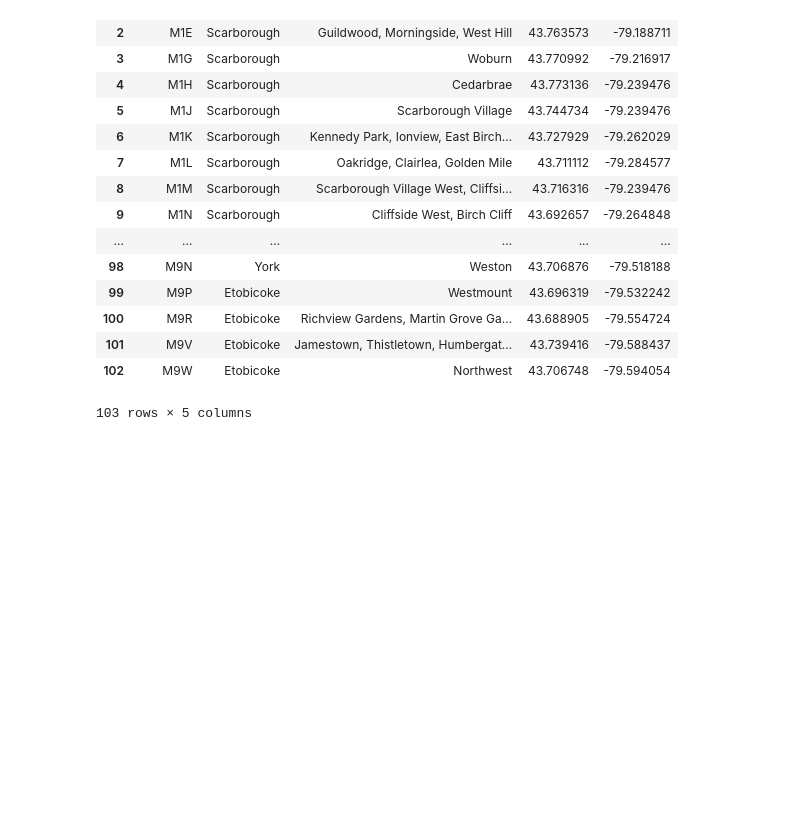
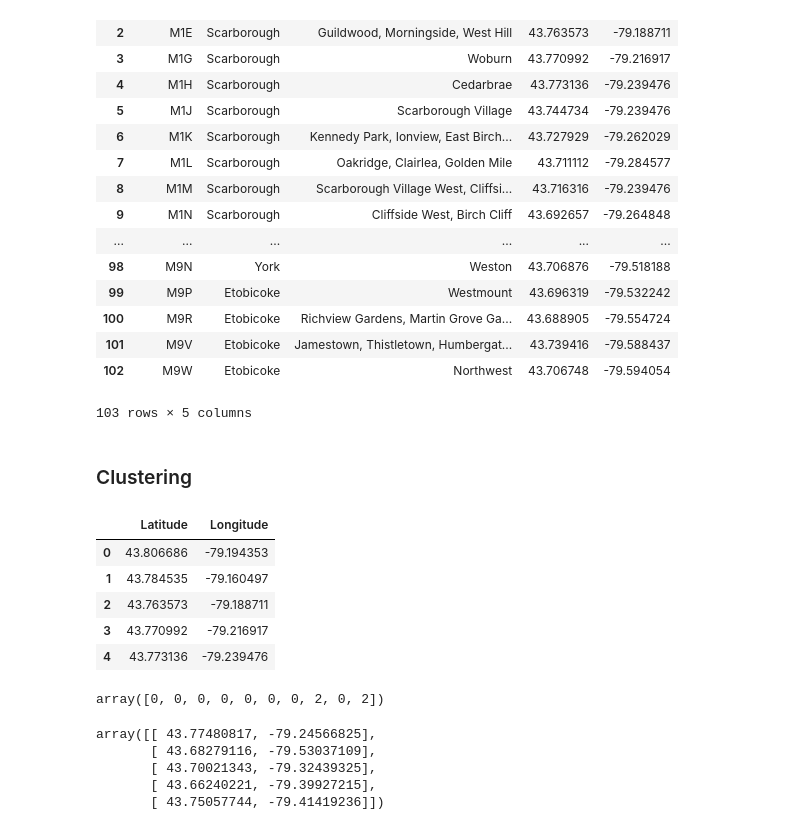
Before and after one commit to YosrMerchaoui/Coursera_Capstone, a Jupyter notebook: Coursera_Capstone.ipynb, the cells around one changed output. Drawn from its saved outputs; the diff is of its cells as text; code cells hidden in the pictures; blank space fills up the shorter version.

```diff
--- a/Coursera_Capstone.ipynb
+++ b/Coursera_Capstone.ipynb
@@ -149,3 +149,5 @@ y
 | 101 | M9V | Etobicoke | Jamestown, Thistletown, Humbergat... | 43.739416 | -79.588437 |
 | 102 | M9W | Etobicoke | Northwest | 43.706748 | -79.594054 |
 103 rows × 5 columns
+# %% [markdown]
+### Clustering
@@ -151,0 +156,10 @@ y
+# %%
+lat_long = y[['Latitude','Longitude']]
+lat_long.head()
+# %% [output]
+|  | Latitude | Longitude |
+| 0 | 43.806686 | -79.194353 |
+| 1 | 43.784535 | -79.160497 |
+| 2 | 43.763573 | -79.188711 |
+| 3 | 43.770992 | -79.216917 |
+| 4 | 43.773136 | -79.239476 |
@@ -151,0 +170,13 @@ y
+# %%
+# check cluster labels generated for each row in the dataframe
+kmeans.labels_[0:10]
+# %% [output]
+array([0, 0, 0, 0, 0, 0, 0, 2, 0, 2])
+# %%
+kmeans.cluster_centers_
+# %% [output]
+array([[ 43.77480817, -79.24566825],
+       [ 43.68279116, -79.53037109],
+       [ 43.70021343, -79.32439325],
+       [ 43.66240221, -79.39927215],
+       [ 43.75057744, -79.41419236]])
```
Also changed, not shown: parts of 2 cells of this notebook.
